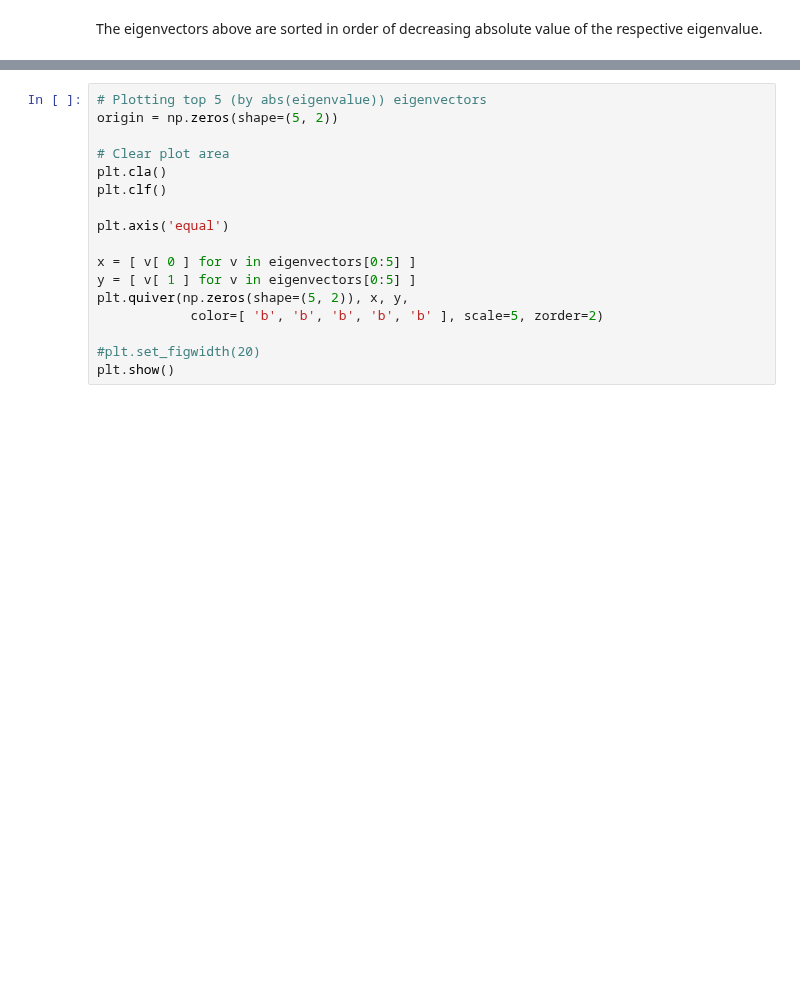
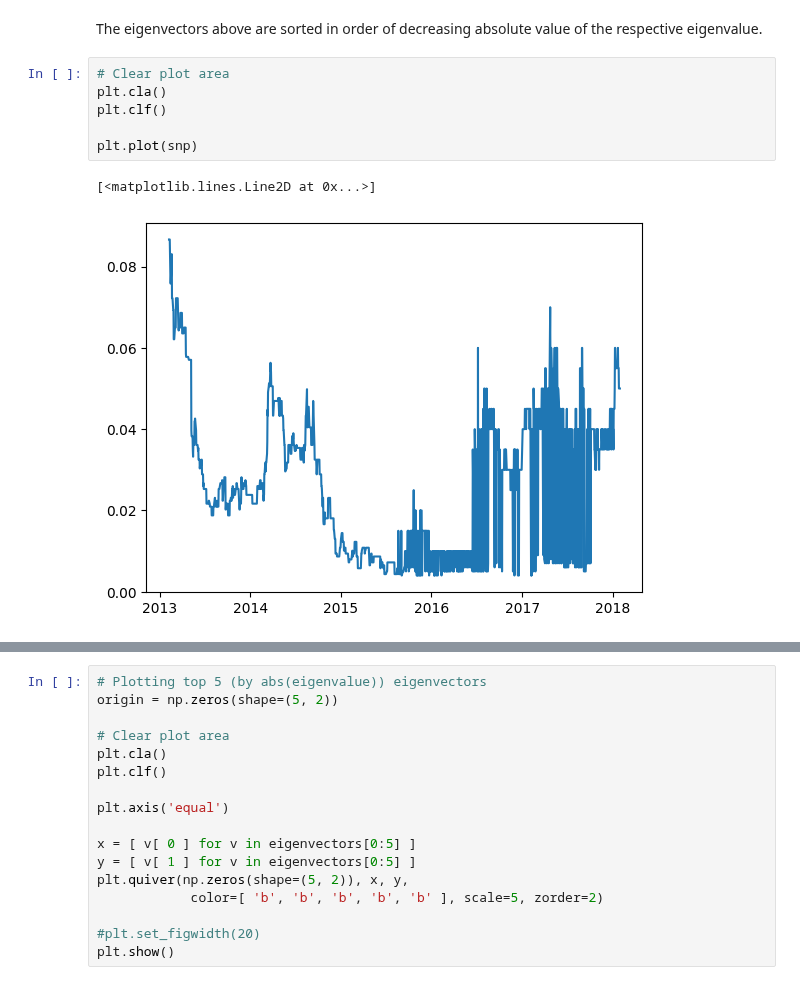
Before and after one commit to Staneesh/efi-pca, a Jupyter notebook: pca.ipynb, the cells around one changed output, grey strips where cells are left out. Saved outputs shown, nothing was run; the diff lists cells and outputs as text; blank space fills up the shorter version.

Commit message:
Testing plots

```diff
--- a/pca.ipynb
+++ b/pca.ipynb
@@ -337,3 +337,12 @@ Eigenvector 503:        (0.01, -0.01) with value 0.03
 Eigenvector 504:        (0.02, 0.0) with value 0.03
 # %% [markdown]
 The eigenvectors above are sorted in order of decreasing absolute value of the respective eigenvalue.
+# %%
+# Clear plot area
+plt.cla()
+plt.clf()
+
+plt.plot(snp)
+# %% [output]
+[<matplotlib.lines.Line2D at 0x...>]
+[figure, added]
```
Also changed, not shown: parts of 1 cell of this notebook.
